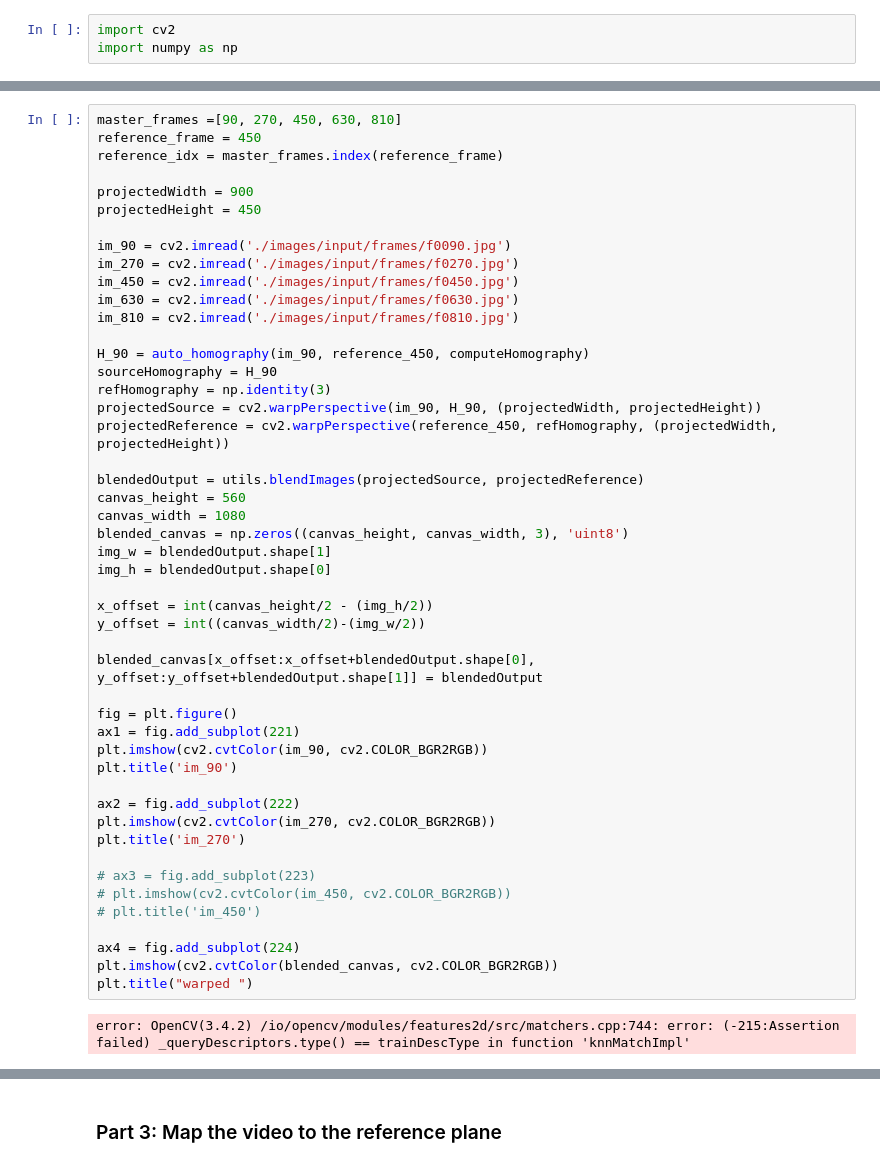
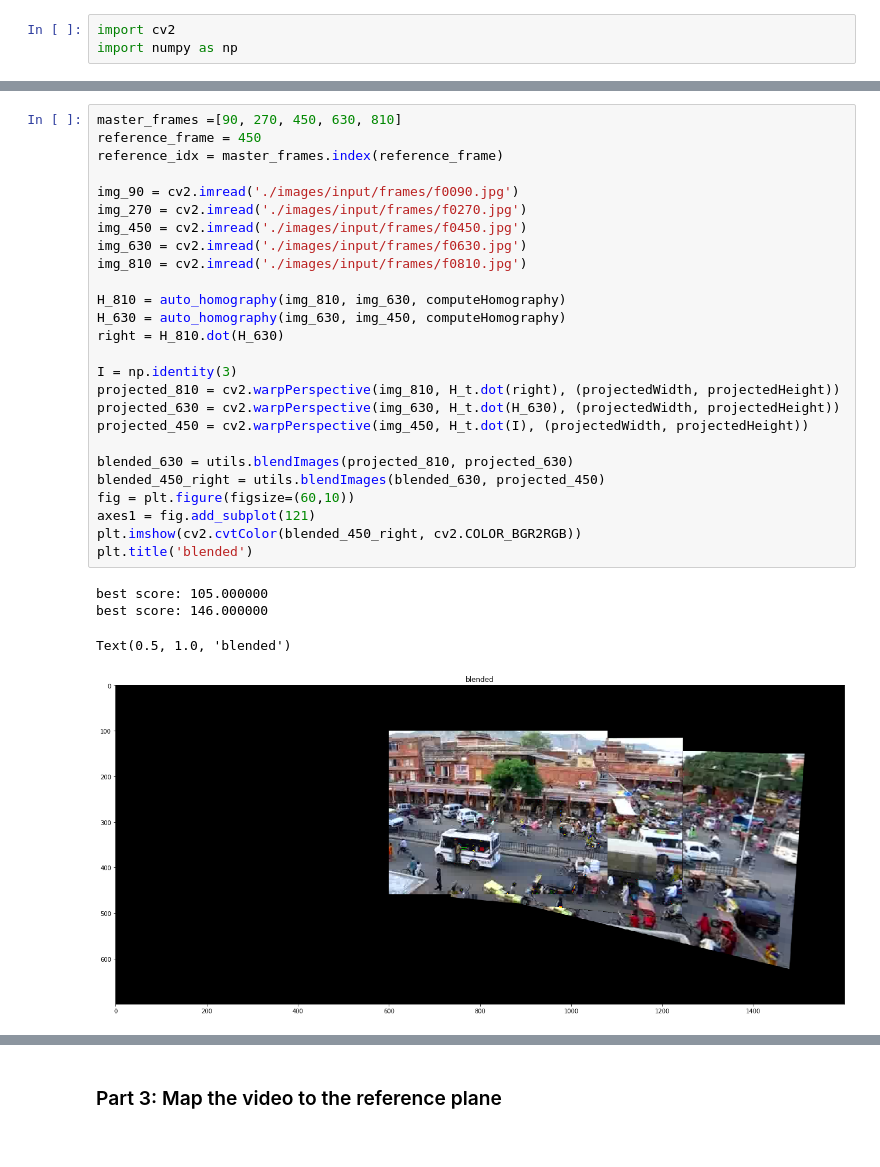
Before and after one commit to brs191/illinois, a Jupyter notebook: ComputationalPhotography/VideoStitchingProcessing/Project_5.ipynb, the cells around one changed output, grey strips where cells are left out. Cells and saved outputs as stored; diff of their text form.

```diff
--- a/ComputationalPhotography/VideoStitchingProcessing/Project_5.ipynb
+++ b/ComputationalPhotography/VideoStitchingProcessing/Project_5.ipynb
@@ -280,50 +254,31 @@ Text(0.5, 1.0, 'blended')
 # %%
 master_frames =[90, 270, 450, 630, 810]
 reference_frame = 450
 reference_idx = master_frames.index(reference_frame)
 
-projectedWidth = 900
-projectedHeight = 450
+img_90 = cv2.imread('./images/input/frames/f0090.jpg')
+img_270 = cv2.imread('./images/input/frames/f0270.jpg')
+img_450 = cv2.imread('./images/input/frames/f0450.jpg')
+img_630 = cv2.imread('./images/input/frames/f0630.jpg')
+img_810 = cv2.imread('./images/input/frames/f0810.jpg')
 
-im_90 = cv2.imread('./images/input/frames/f0090.jpg')
-im_270 = cv2.imread('./images/input/frames/f0270.jpg')
-im_450 = cv2.imread('./images/input/frames/f0450.jpg')
-im_630 = cv2.imread('./images/input/frames/f0630.jpg')
-im_810 = cv2.imread('./images/input/frames/f0810.jpg')
+H_810 = auto_homography(img_810, img_630, computeHomography)
+H_630 = auto_homography(img_630, img_450, computeHomography)
+right = H_810.dot(H_630)
 
-H_90 = auto_homography(im_90, reference_450, computeHomography)
-sourceHomography = H_90
-refHomography = np.identity(3)
-projectedSource = cv2.warpPerspective(im_90, H_90, (projectedWidth, projectedHeight))
-projectedReference = cv2.warpPerspective(reference_450, refHomography, (projectedWidth, projectedHeight))
+I = np.identity(3)
+projected_810 = cv2.warpPerspective(img_810, H_t.dot(right), (projectedWidth, projectedHeight))
+projected_630 = cv2.warpPerspective(img_630, H_t.dot(H_630), (projectedWidth, projectedHeight))
+projected_450 = cv2.warpPerspective(img_450, H_t.dot(I), (projectedWidth, projectedHeight))
 
-blendedOutput = utils.blendImages(projectedSource, projectedReference)
-canvas_height = 560
-canvas_width = 1080
-blended_canvas = np.zeros((canvas_height, canvas_width, 3), 'uint8')
-img_w = blendedOutput.shape[1]
-img_h = blendedOutput.shape[0]
-
-x_offset = int(canvas_height/2 - (img_h/2))
-y_offset = int((canvas_width/2)-(img_w/2))
-
-blended_canvas[x_offset:x_offset+blendedOutput.shape[0], y_offset:y_offset+blendedOutput.shape[1]] = blendedOutput
-
-fig = plt.figure()
-ax1 = fig.add_subplot(221)
-plt.imshow(cv2.cvtColor(im_90, cv2.COLOR_BGR2RGB))
-plt.title('im_90')
-
-ax2 = fig.add_subplot(222)
-plt.imshow(cv2.cvtColor(im_270, cv2.COLOR_BGR2RGB))
-plt.title('im_270')
-
-# ax3 = fig.add_subplot(223)
-# plt.imshow(cv2.cvtColor(im_450, cv2.COLOR_BGR2RGB))
-# plt.title('im_450')
-
-ax4 = fig.add_subplot(224)
-plt.imshow(cv2.cvtColor(blended_canvas, cv2.COLOR_BGR2RGB))
-plt.title("warped ")
+blended_630 = utils.blendImages(projected_810, projected_630)
+blended_450_right = utils.blendImages(blended_630, projected_450)
+fig = plt.figure(figsize=(60,10))
+axes1 = fig.add_subplot(121)
+plt.imshow(cv2.cvtColor(blended_450_right, cv2.COLOR_BGR2RGB))
+plt.title('blended')
 # %% [output]
-error: OpenCV(3.4.2) /io/opencv/modules/features2d/src/matchers.cpp:744: error: (-215:Assertion failed) _queryDescriptors.type() == trainDescType in function 'knnMatchImpl'
+best score: 105.000000
+best score: 146.000000
+Text(0.5, 1.0, 'blended')
+[figure, added]
```
Also changed, not shown: parts of 10 cells of this notebook, 7 other files.
